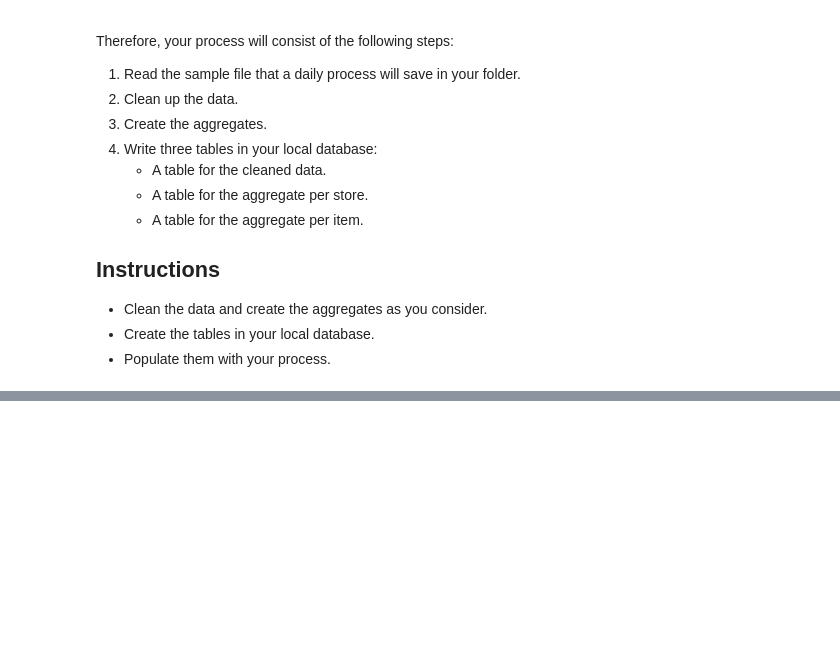
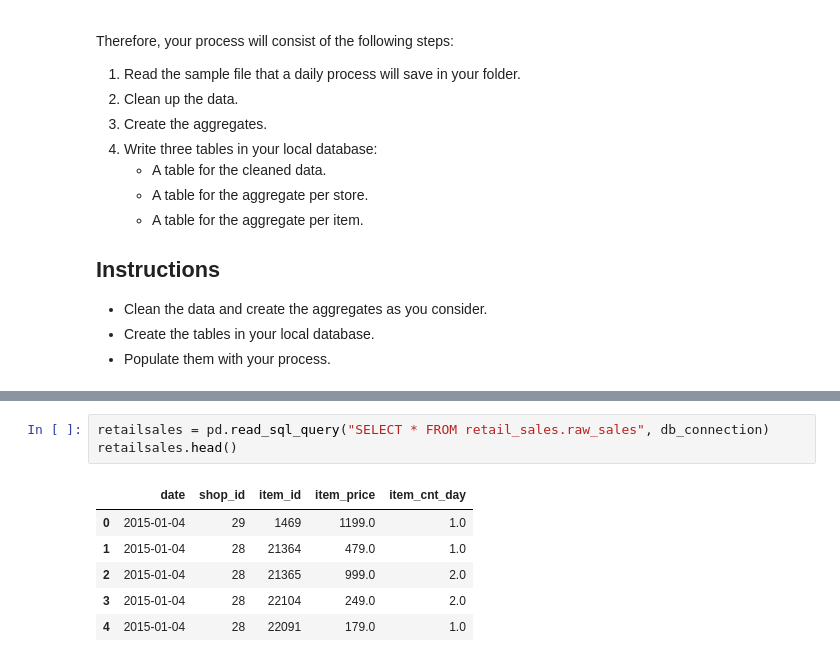
Before and after one commit to ta-data-bcn/lab-df-calculation-and-transformation, a Jupyter notebook: your-code/main.ipynb, the cells around one changed output, grey strips where cells are left out. Saved outputs shown, nothing was run; the diff lists cells and outputs as text; blank space fills up the shorter version.

```diff
--- a/your-code/main.ipynb
+++ b/your-code/main.ipynb
@@ -31,0 +46,10 @@ Therefore, your process will consist of the following steps:
+# %%
+retailsales = pd.read_sql_query("SELECT * FROM retail_sales.raw_sales", db_connection)
+retailsales.head()
+# %% [output]
+|  | date | shop_id | item_id | item_price | item_cnt_day |
+| 0 | 2015-01-04 | 29 | 1469 | 1199.0 | 1.0 |
+| 1 | 2015-01-04 | 28 | 21364 | 479.0 | 1.0 |
+| 2 | 2015-01-04 | 28 | 21365 | 999.0 | 2.0 |
+| 3 | 2015-01-04 | 28 | 22104 | 249.0 | 2.0 |
+| 4 | 2015-01-04 | 28 | 22091 | 179.0 | 1.0 |
```
Also changed, not shown: parts of 14 cells of this notebook, 3 other files.
